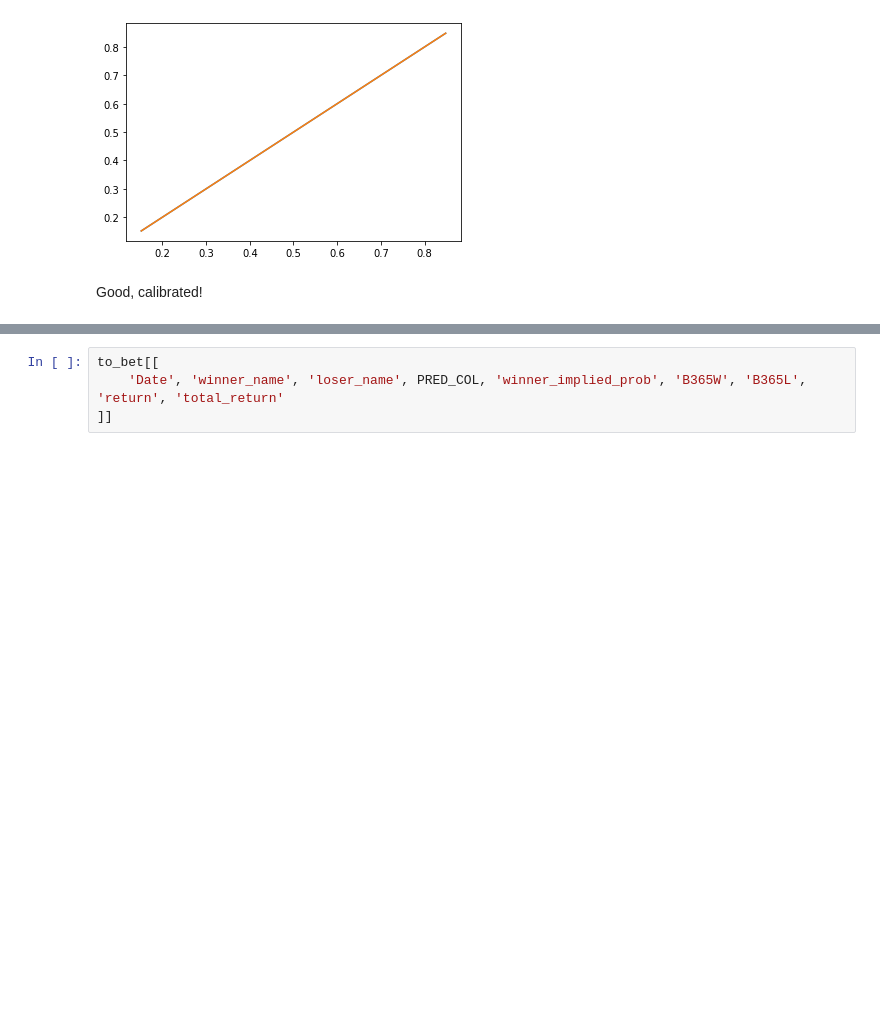
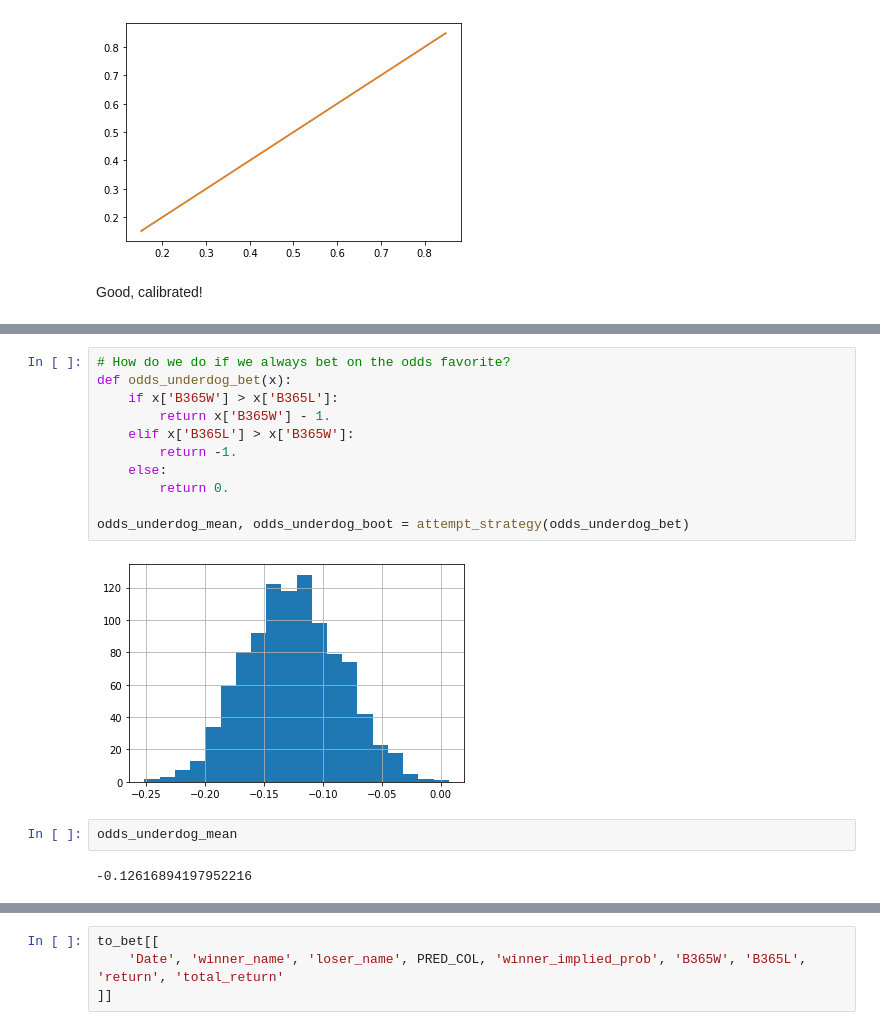
Before and after one commit to siddjagadish/tennis_new, a Jupyter notebook: tennis_new/notebooks/model_fitting/ELO/elo_v_odds.ipynb, the cells around one changed output, grey strips where cells are left out. Drawn from its saved outputs; the diff is of its cells as text; blank space fills up the shorter version.

```diff
--- a/tennis_new/notebooks/model_fitting/ELO/elo_v_odds.ipynb
+++ b/tennis_new/notebooks/model_fitting/ELO/elo_v_odds.ipynb
@@ -607,0 +654,17 @@ class BetMachine(object):
+# %%
+# How do we do if we always bet on the odds favorite?
+def odds_underdog_bet(x):
+    if x['B365W'] > x['B365L']:
+        return x['B365W'] - 1.
+    elif x['B365L'] > x['B365W']:
+        return -1.
+    else:
+        return 0.
+
+odds_underdog_mean, odds_underdog_boot = attempt_strategy(odds_underdog_bet)
+# %% [output]
+[figure, added]
+# %%
+odds_underdog_mean
+# %% [output]
+-0.12616894197952216
```
Also changed, not shown: parts of 40 cells of this notebook.
